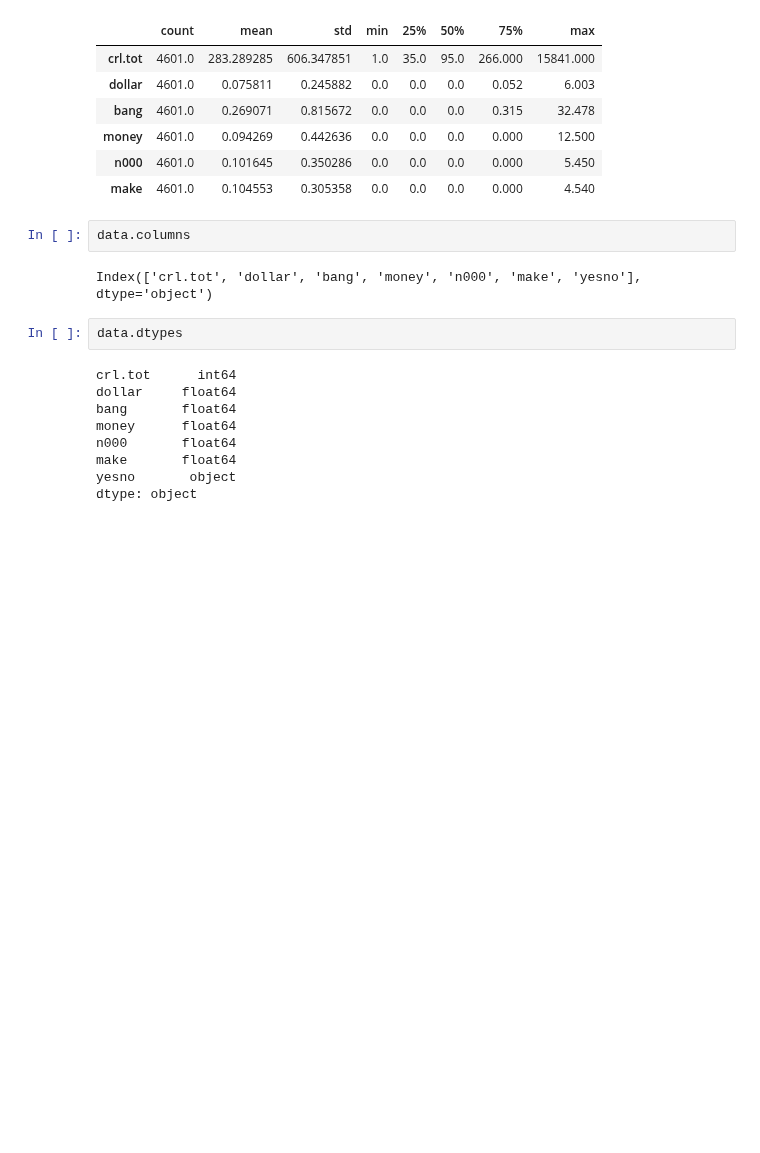
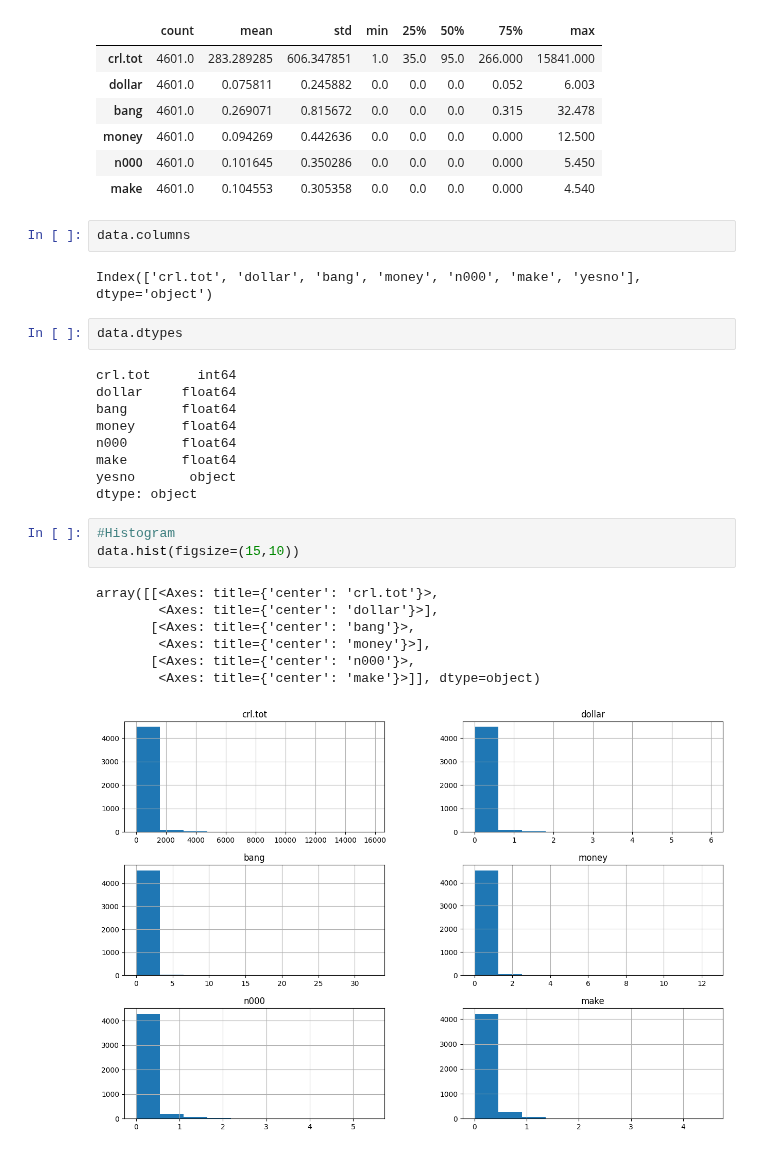
Before and after one commit to FarzanaAkhi/business-analysis-p1, a Jupyter notebook: notebooks/logistic_regression.ipynb, the cells around one changed output. Cells and saved outputs as stored; diff of their text form; blank space fills up the shorter version.

```diff
--- a/notebooks/logistic_regression.ipynb
+++ b/notebooks/logistic_regression.ipynb
@@ -48,3 +48,14 @@ n000       float64
 make       float64
 yesno       object
 dtype: object
+# %%
+#Histogram
+data.hist(figsize=(15,10))
+# %% [output]
+array([[<Axes: title={'center': 'crl.tot'}>,
+        <Axes: title={'center': 'dollar'}>],
+       [<Axes: title={'center': 'bang'}>,
+        <Axes: title={'center': 'money'}>],
+       [<Axes: title={'center': 'n000'}>,
+        <Axes: title={'center': 'make'}>]], dtype=object)
+[figure, added]
```
